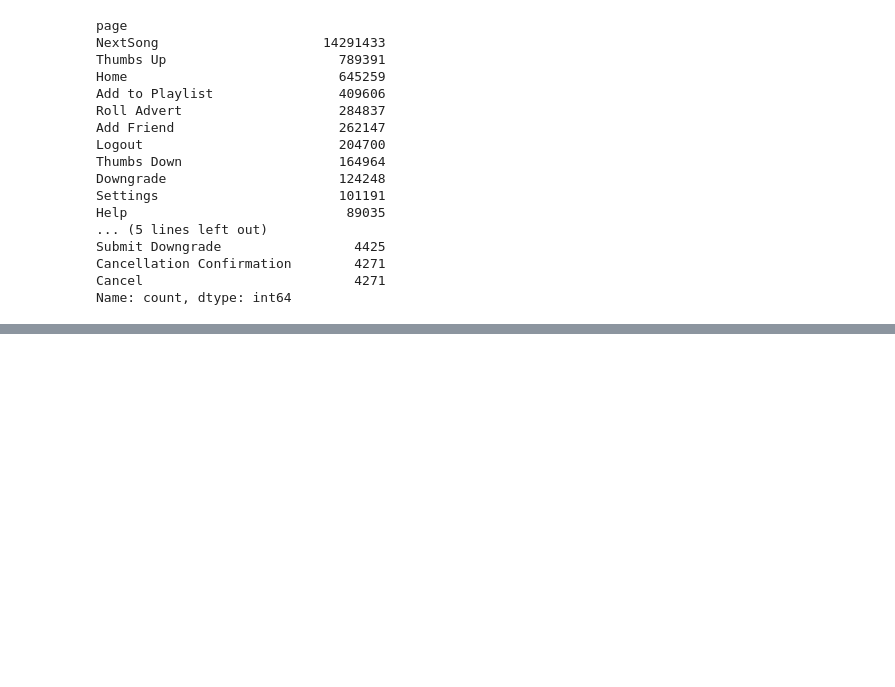
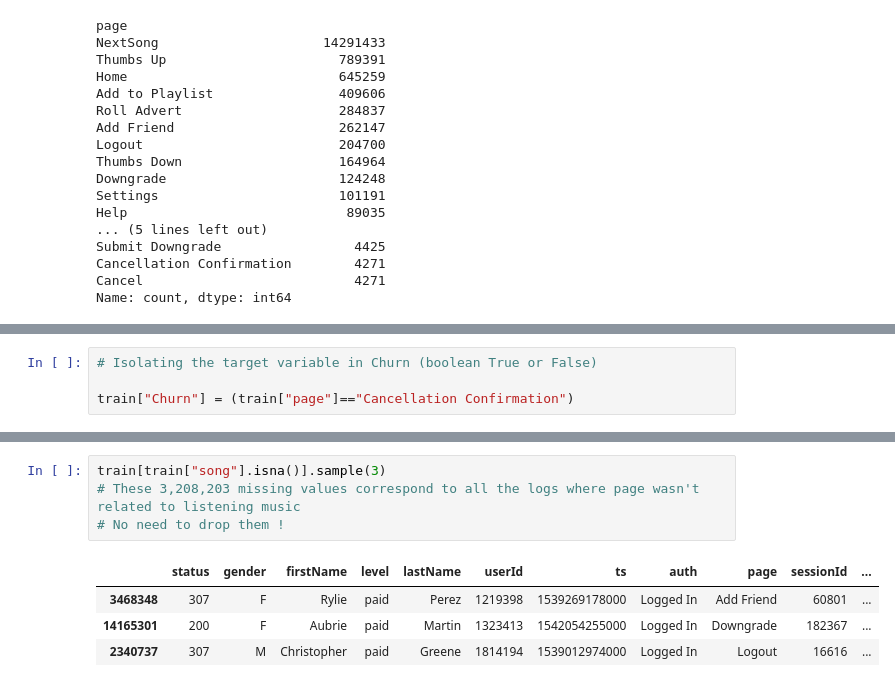
Before and after one commit to Hugo361/Churn_Prediction_26-27_DSAIB, a Jupyter notebook: Notebooks/01_EDA.ipynb, the cells around one changed output, grey strips where cells are left out. Cells and saved outputs as stored; diff of their text form; blank space fills up the shorter version.

```diff
--- a/Notebooks/01_EDA.ipynb
+++ b/Notebooks/01_EDA.ipynb
@@ -52,0 +105,4 @@ Name: count, dtype: int64
+# %%
+# Isolating the target variable in Churn (boolean True or False)
+
+train["Churn"] = (train["page"]=="Cancellation Confirmation")
@@ -53,3 +133,12 @@ Name: count, dtype: int64
+# %%
+train[train["song"].isna()].sample(3)
+# These 3,208,203 missing values correspond to all the logs where page wasn't related to listening music
+# No need to drop them !
+# %% [output]
+|  | status | gender | firstName | level | lastName | userId | ts | auth | page | sessionId | ... |
+| 3468348 | 307 | F | Rylie | paid | Perez | 1219398 | 1539269178000 | Logged In | Add Friend | 60801 | ... |
+| 14165301 | 200 | F | Aubrie | paid | Martin | 1323413 | 1542054255000 | Logged In | Downgrade | 182367 | ... |
+| 2340737 | 307 | M | Christopher | paid | Greene | 1814194 | 1539012974000 | Logged In | Logout | 16616 | ... |
 # %%
 # Check date range
 train["time"].min(), train["time"].max()
```
Also changed, not shown: parts of 11 cells of this notebook.
